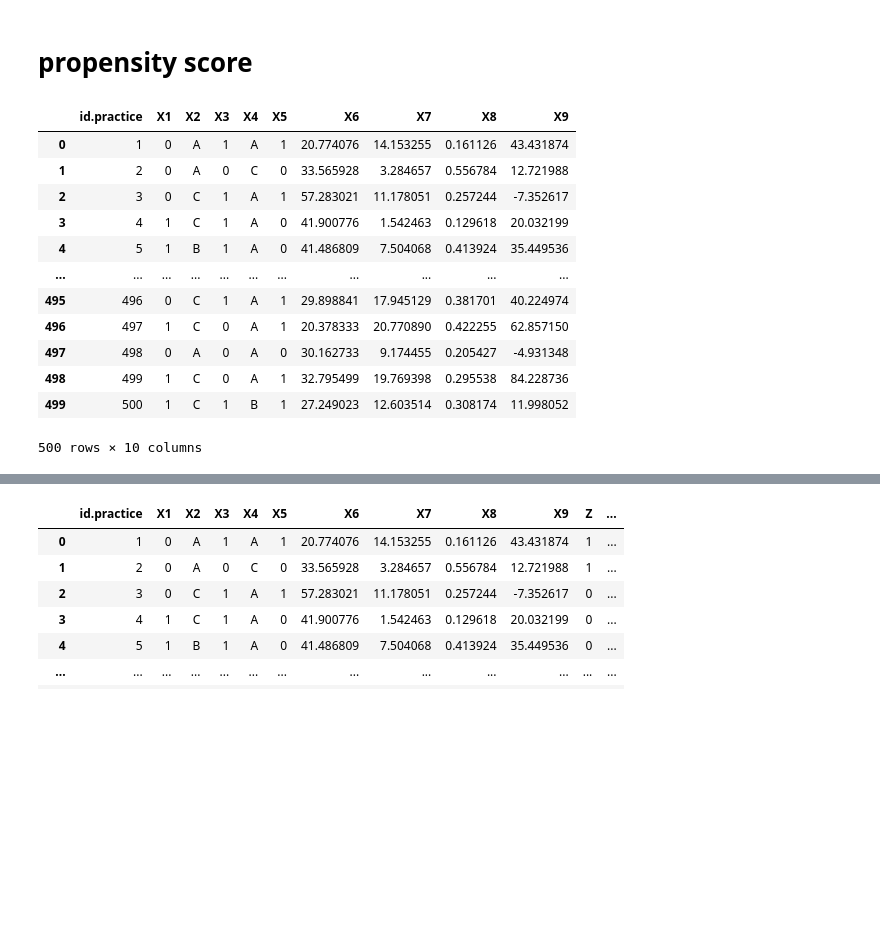
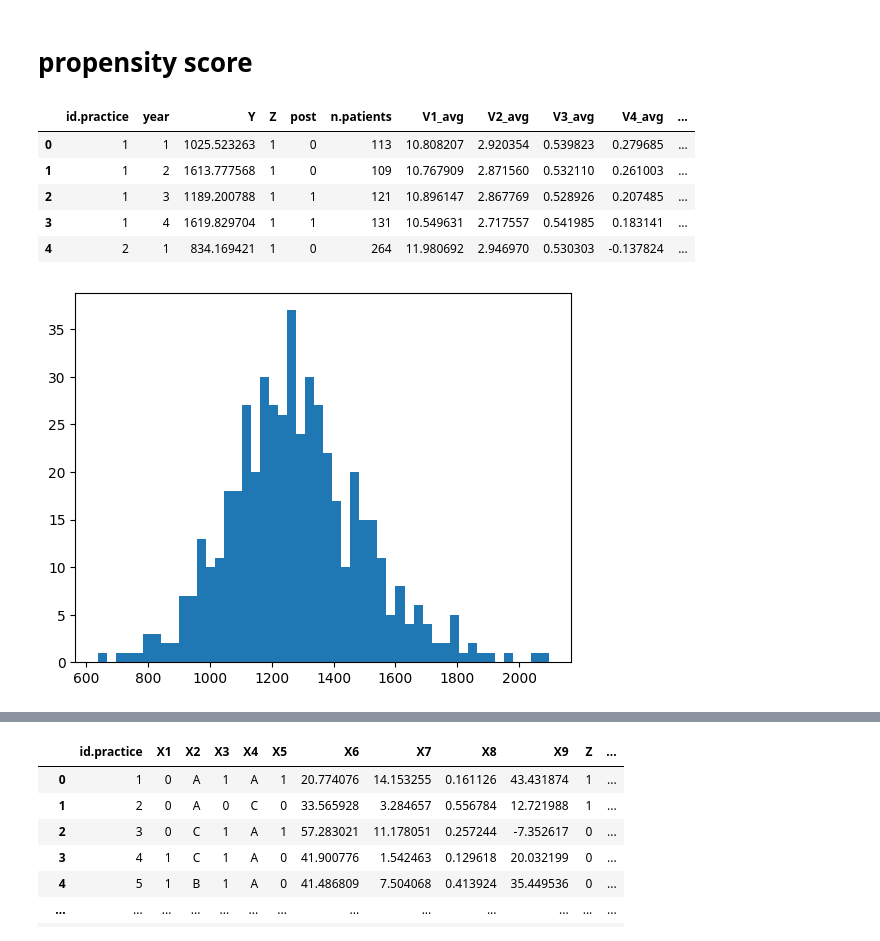
Before and after one commit to wjmoss/ACIC22, a Jupyter notebook: final.ipynb, the cells around one changed output, grey strips where cells are left out. Saved outputs shown, nothing was run; the diff lists cells and outputs as text; code cells hidden in the pictures; blank space fills up the shorter version.

```diff
--- a/final.ipynb
+++ b/final.ipynb
@@ -16,21 +16,19 @@ data_y = pd.read_csv("./data/practice_year/acic_practice_year_0001.csv")
 # %% [markdown]
 # propensity score
 # %%
-data_x
+data_y.head()
 # %% [output]
-|  | id.practice | X1 | X2 | X3 | X4 | X5 | X6 | X7 | X8 | X9 |
-| 0 | 1 | 0 | A | 1 | A | 1 | 20.774076 | 14.153255 | 0.161126 | 43.431874 |
-| 1 | 2 | 0 | A | 0 | C | 0 | 33.565928 | 3.284657 | 0.556784 | 12.721988 |
-| 2 | 3 | 0 | C | 1 | A | 1 | 57.283021 | 11.178051 | 0.257244 | -7.352617 |
-| 3 | 4 | 1 | C | 1 | A | 0 | 41.900776 | 1.542463 | 0.129618 | 20.032199 |
-| 4 | 5 | 1 | B | 1 | A | 0 | 41.486809 | 7.504068 | 0.413924 | 35.449536 |
-| ... | ... | ... | ... | ... | ... | ... | ... | ... | ... | ... |
-| 495 | 496 | 0 | C | 1 | A | 1 | 29.898841 | 17.945129 | 0.381701 | 40.224974 |
-| 496 | 497 | 1 | C | 0 | A | 1 | 20.378333 | 20.770890 | 0.422255 | 62.857150 |
-| 497 | 498 | 0 | A | 0 | A | 0 | 30.162733 | 9.174455 | 0.205427 | -4.931348 |
-| 498 | 499 | 1 | C | 0 | A | 1 | 32.795499 | 19.769398 | 0.295538 | 84.228736 |
-| 499 | 500 | 1 | C | 1 | B | 1 | 27.249023 | 12.603514 | 0.308174 | 11.998052 |
+|  | id.practice | year | Y | Z | post | n.patients | V1_avg | V2_avg | V3_avg | V4_avg | ... |
+| 0 | 1 | 1 | 1025.523263 | 1 | 0 | 113 | 10.808207 | 2.920354 | 0.539823 | 0.279685 | ... |
+| 1 | 1 | 2 | 1613.777568 | 1 | 0 | 109 | 10.767909 | 2.871560 | 0.532110 | 0.261003 | ... |
+| 2 | 1 | 3 | 1189.200788 | 1 | 1 | 121 | 10.896147 | 2.867769 | 0.528926 | 0.207485 | ... |
+| 3 | 1 | 4 | 1619.829704 | 1 | 1 | 131 | 10.549631 | 2.717557 | 0.541985 | 0.183141 | ... |
+| 4 | 2 | 1 | 834.169421 | 1 | 0 | 264 | 11.980692 | 2.946970 | 0.530303 | -0.137824 | ... |
-500 rows × 10 columns
+# %%
+plt.hist(data_y.loc[data_y['year']==4,'Y'], bins=50)
+plt.show()
+# %% [output]
+[figure, added]
 # %%
 data_z = pd.merge(data_x, data_y[['id.practice','Z']].drop_duplicates(), on='id.practice')
 df = data_z
```
Also changed, not shown: parts of 48 cells of this notebook, 1 other file.
